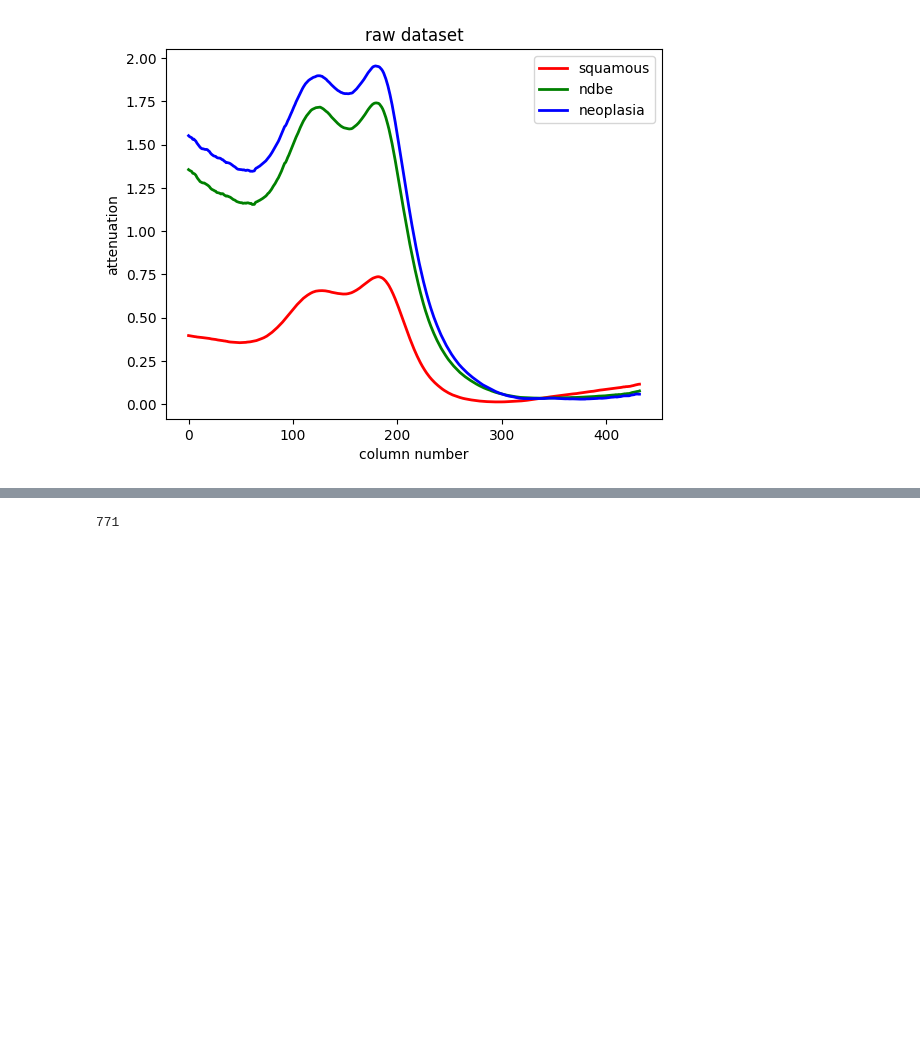
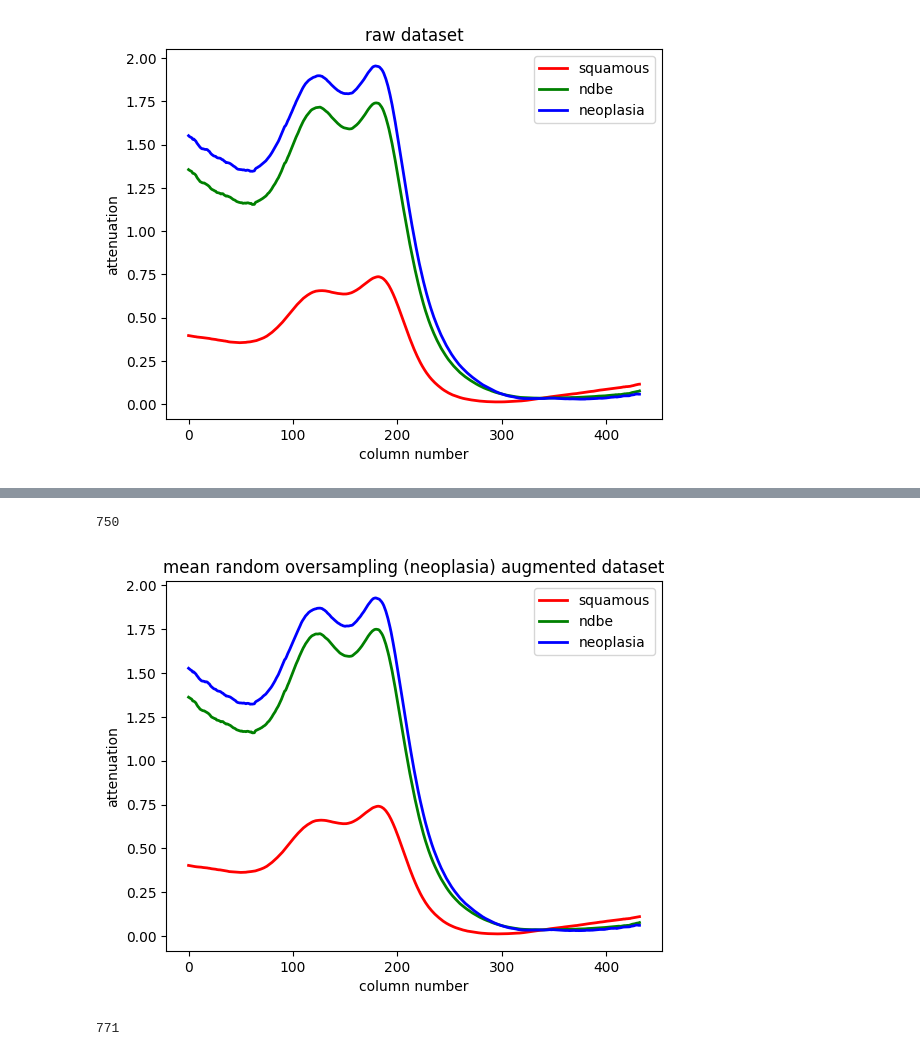
Before and after one commit to hamhaf/ML-cancer-detection, a Jupyter notebook: data/spectraplot.ipynb, the cells around one changed output, grey strips where cells are left out. Drawn from its saved outputs; the diff is of its cells as text; code cells hidden in the pictures; blank space fills up the shorter version.

```diff
--- a/data/spectraplot.ipynb
+++ b/data/spectraplot.ipynb
@@ -62,3 +62,14 @@ plot_avg_spectra(merged, title='augmented dataset', filename='augmented_datav2/s
+# %%
+# avg attenuation for augmented DS (augmented v3)
+x_train = pd.read_csv('augmented_datav3/train_data.csv', header=None)
+y_train = pd.read_csv('augmented_datav3/train_label.csv', header=None, names=['label'])
+merged = pd.merge(x_train, y_train, left_index=True, right_index=True)
+print(len(merged))
+
+plot_avg_spectra(merged, title='mean random oversampling (neoplasia) augmented dataset', filename='augmented_datav3/spectraplot.png')
+# %% [output]
+750
+[figure, added]
 # %%
 # avg attenuation for SMOTE
 x_train = pd.read_csv('SMOTE/train_data.csv', header=None)
```
Also changed, not shown: parts of 2 cells of this notebook, 3 other files.
